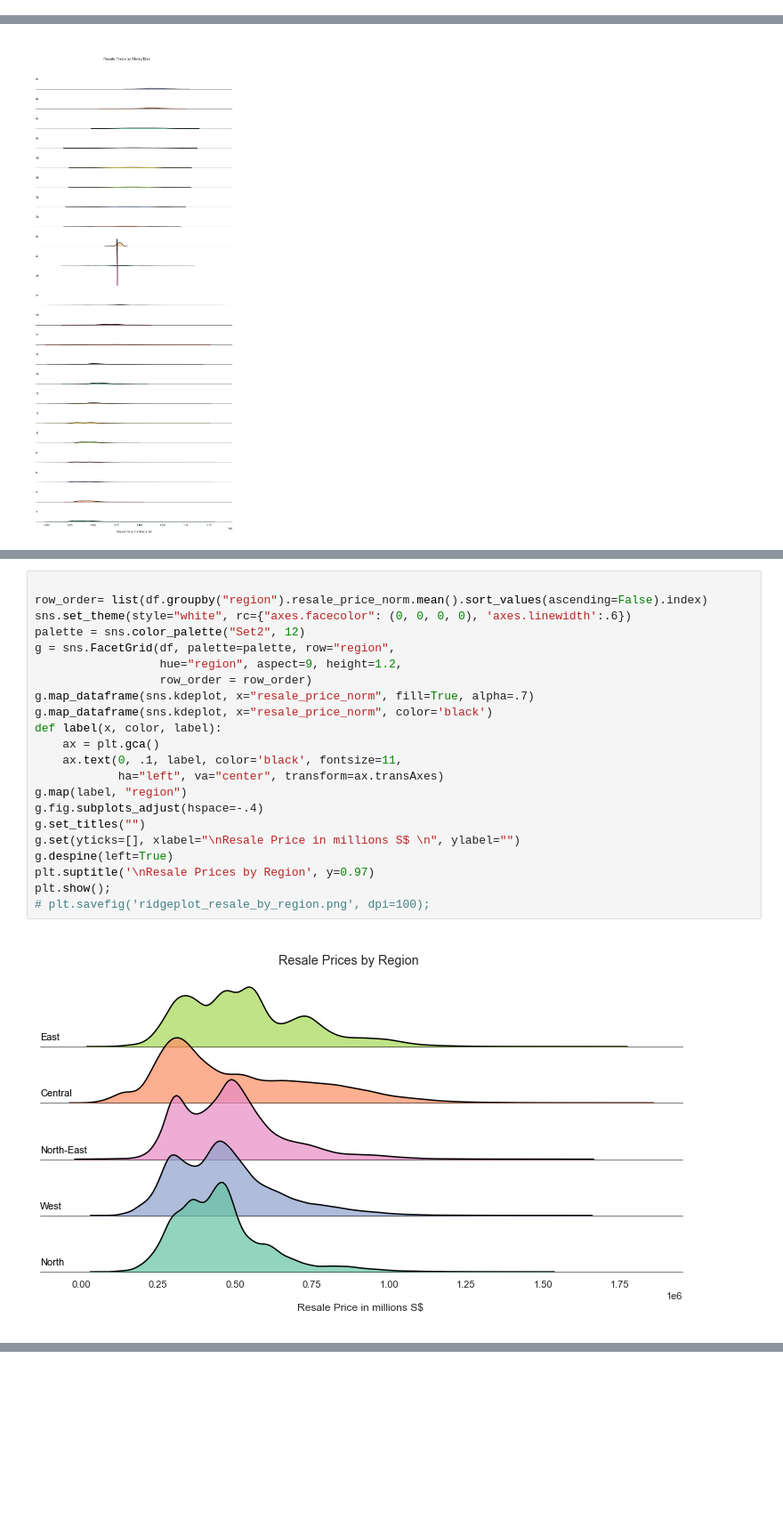
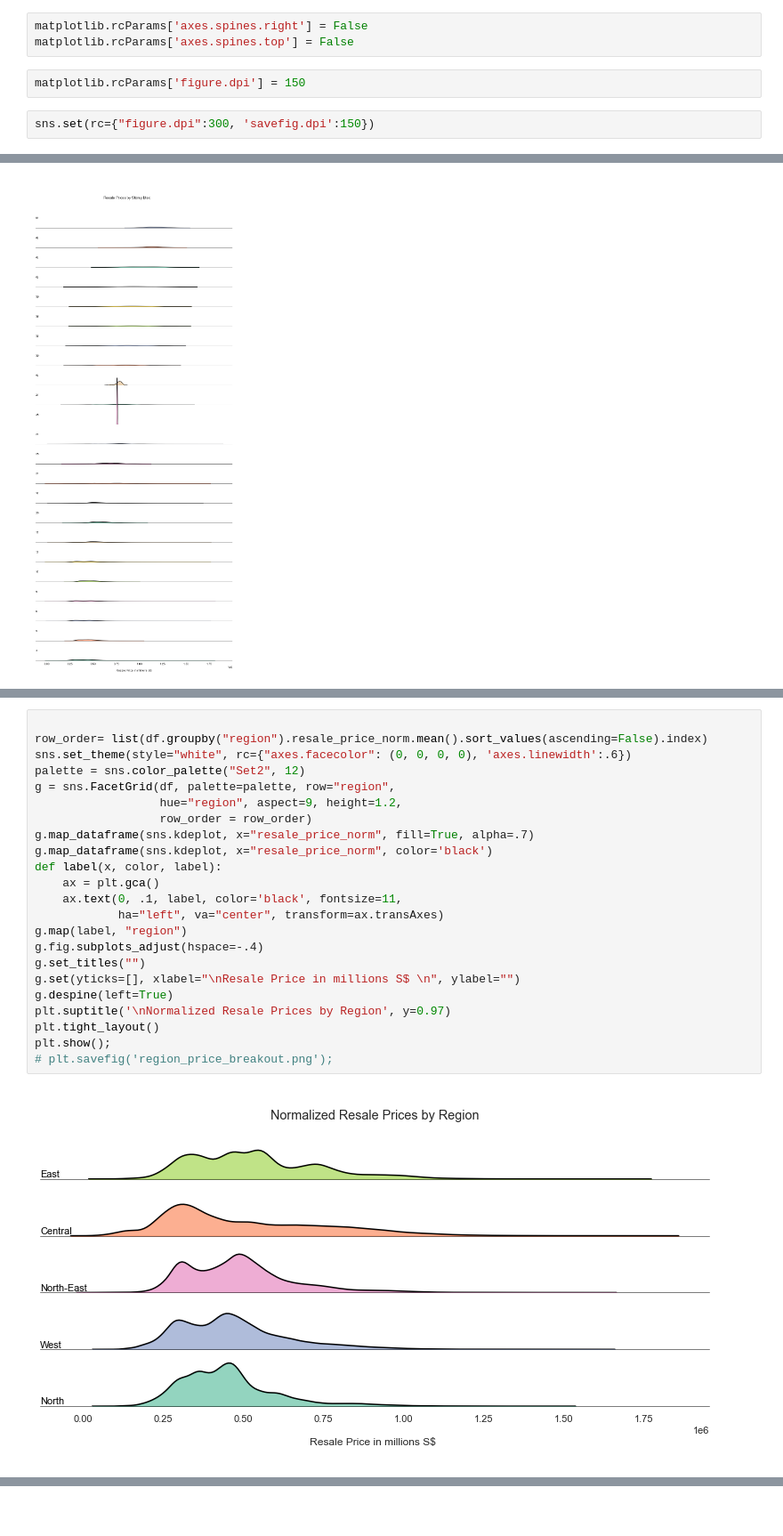
Before and after one commit to mcmanus-git/Singapore-HDB, a Jupyter notebook: tom/final_notebooks/nb_EDA_pt_II_of_II.ipynb, the cells around one changed output, grey strips where cells are left out. Shown at 89% size. Drawn from its saved outputs; the diff is of its cells as text; blank space fills up the shorter version.

```diff
--- a/tom/final_notebooks/nb_EDA_pt_II_of_II.ipynb
+++ b/tom/final_notebooks/nb_EDA_pt_II_of_II.ipynb
@@ -57 +111,8 @@ Loading BokehJS ...
+# %%
+matplotlib.rcParams['axes.spines.right'] = False
+matplotlib.rcParams['axes.spines.top'] = False
+# %%
+matplotlib.rcParams['figure.dpi'] = 150
+# %%
+sns.set(rc={"figure.dpi":300, 'savefig.dpi':150})
 # %%
@@ -955,27 +1132,28 @@ plt.savefig('ridgeplot_resale_by_town.png', dpi=100);
 # %%
 
 row_order= list(df.groupby("region").resale_price_norm.mean().sort_values(ascending=False).index)
 sns.set_theme(style="white", rc={"axes.facecolor": (0, 0, 0, 0), 'axes.linewidth':.6})
 palette = sns.color_palette("Set2", 12)
 g = sns.FacetGrid(df, palette=palette, row="region",
                   hue="region", aspect=9, height=1.2,
                   row_order = row_order)
 g.map_dataframe(sns.kdeplot, x="resale_price_norm", fill=True, alpha=.7)
 g.map_dataframe(sns.kdeplot, x="resale_price_norm", color='black')
 def label(x, color, label):
     ax = plt.gca()
     ax.text(0, .1, label, color='black', fontsize=11,
             ha="left", va="center", transform=ax.transAxes)
 g.map(label, "region")
 g.fig.subplots_adjust(hspace=-.4)
 g.set_titles("")
 g.set(yticks=[], xlabel="\nResale Price in millions S$ \n", ylabel="")
 g.despine(left=True)
-plt.suptitle('\nResale Prices by Region', y=0.97)
+plt.suptitle('\nNormalized Resale Prices by Region', y=0.97)
+plt.tight_layout()
 plt.show();
-# plt.savefig('ridgeplot_resale_by_region.png', dpi=100);
+# plt.savefig('region_price_breakout.png');
 # %% [output]
-[figure, old version]
+[figure, new version]
 # %%
 
 row_order= list(df.groupby("region").resale_price_norm.mean().sort_values(ascending=False).index)
```
Also changed, not shown: parts of 41 cells of this notebook, 4 other files.
